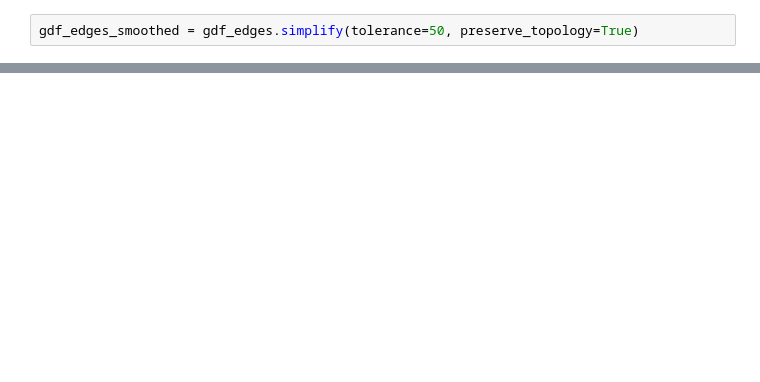
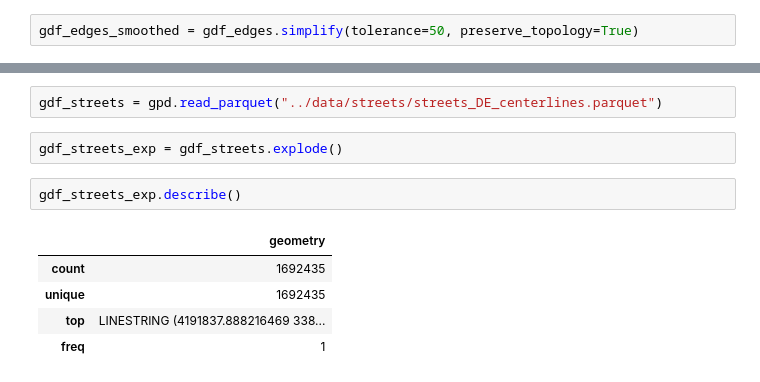
Before and after one commit to rschre/cassda-zertifikatsarbeit, a Jupyter notebook: notebooks/get-street-cutouts.ipynb, the cells around one changed output, grey strips where cells are left out. Saved outputs shown, nothing was run; the diff lists cells and outputs as text; blank space fills up the shorter version.

```diff
--- a/notebooks/get-street-cutouts.ipynb
+++ b/notebooks/get-street-cutouts.ipynb
@@ -293,0 +368,12 @@ log.info("=== END CENTER‑LINE PIPELINE ===")
+# %%
+gdf_streets = gpd.read_parquet("../data/streets/streets_DE_centerlines.parquet")
+# %%
+gdf_streets_exp = gdf_streets.explode()
+# %%
+gdf_streets_exp.describe()
+# %% [output]
+|  | geometry |
+| count | 1692435 |
+| unique | 1692435 |
+| top | LINESTRING (4191837.888216469 338... |
+| freq | 1 |
```
Also changed, not shown: parts of 19 cells of this notebook, 8 other files.
